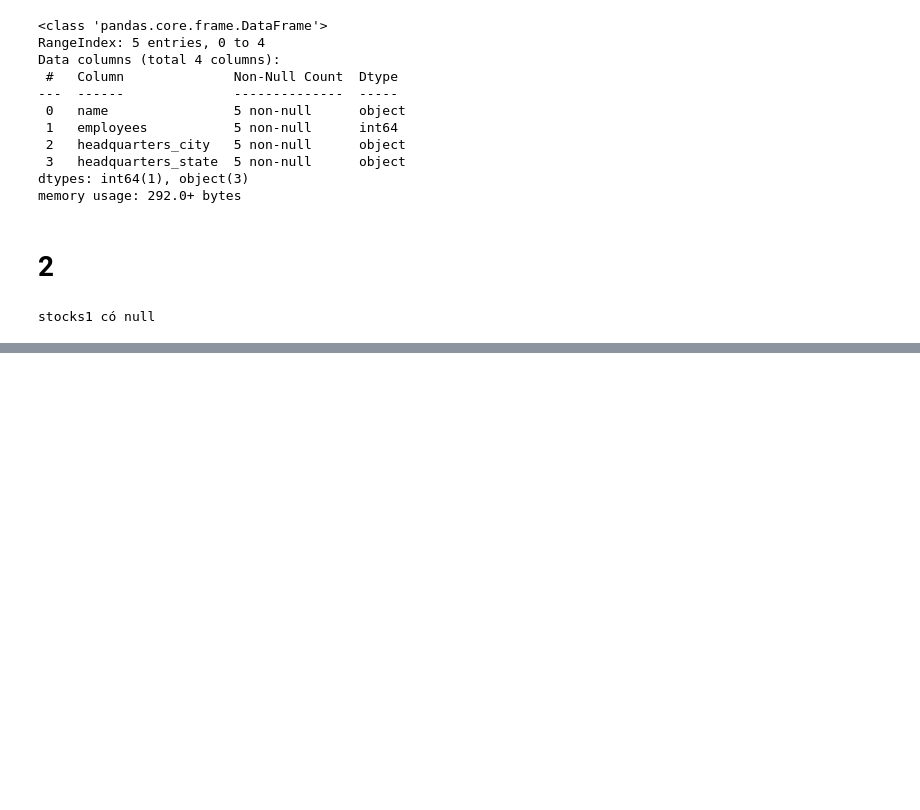
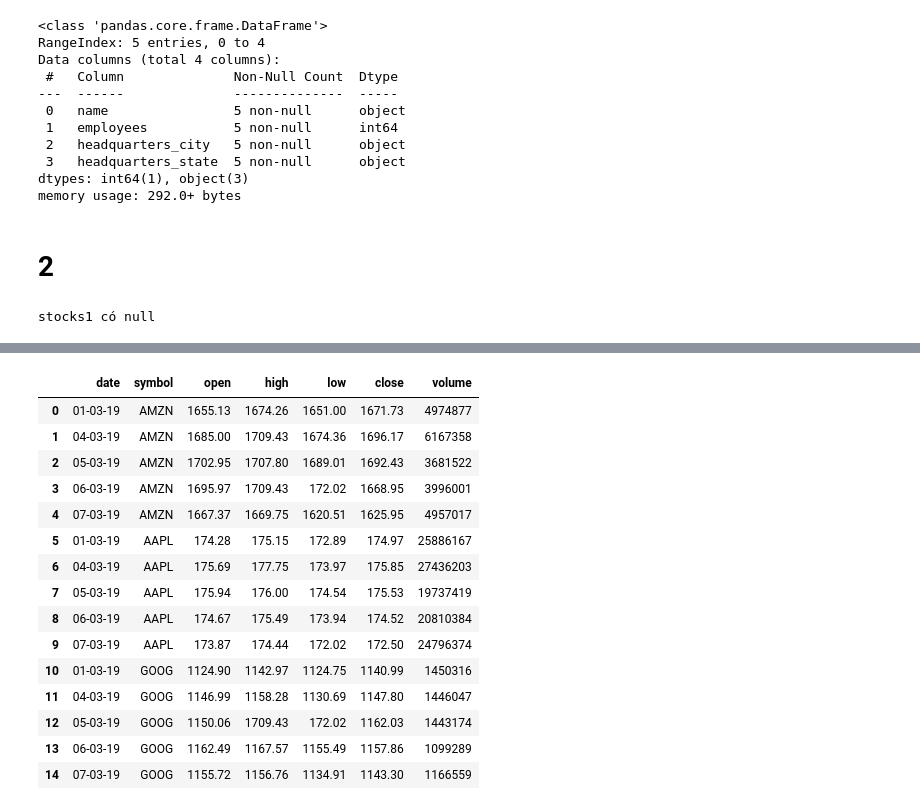
Before and after one commit to 49-Vinh-17A1/STT40_Nguyen_Van_Vinh_23174600020_DHKL17A1HN, a Jupyter notebook: chuong4/bai4.22.ipynb, the cells around one changed output, grey strips where cells are left out. Saved outputs shown, nothing was run; the diff lists cells and outputs as text; code cells hidden in the pictures; blank space fills up the shorter version.

```diff
--- a/chuong4/bai4.22.ipynb
+++ b/chuong4/bai4.22.ipynb
@@ -173,4 +173,4 @@ else:
 # %% [output]
 stocks1 có null
 # %%
-stocks1 = np.where(stocks1.isna(),stocks1['high'].max(),stocks1)
+stocks1['high'].fillna(stocks1['high'].max(), inplace=True)
@@ -176,0 +184,2 @@ stocks1 = np.where(stocks1.isna(),stocks1['high'].max(),stocks1)
+# %%
+stocks1['low'].fillna(stocks1['low'].min(),inplace= True)
@@ -176,0 +193,19 @@ stocks1 = np.where(stocks1.isna(),stocks1['high'].max(),stocks1)
+# %%
+stocks1
+# %% [output]
+|  | date | symbol | open | high | low | close | volume |
+| 0 | 01-03-19 | AMZN | 1655.13 | 1674.26 | 1651.00 | 1671.73 | 4974877 |
+| 1 | 04-03-19 | AMZN | 1685.00 | 1709.43 | 1674.36 | 1696.17 | 6167358 |
+| 2 | 05-03-19 | AMZN | 1702.95 | 1707.80 | 1689.01 | 1692.43 | 3681522 |
+| 3 | 06-03-19 | AMZN | 1695.97 | 1709.43 | 172.02 | 1668.95 | 3996001 |
+| 4 | 07-03-19 | AMZN | 1667.37 | 1669.75 | 1620.51 | 1625.95 | 4957017 |
+| 5 | 01-03-19 | AAPL | 174.28 | 175.15 | 172.89 | 174.97 | 25886167 |
+| 6 | 04-03-19 | AAPL | 175.69 | 177.75 | 173.97 | 175.85 | 27436203 |
+| 7 | 05-03-19 | AAPL | 175.94 | 176.00 | 174.54 | 175.53 | 19737419 |
+| 8 | 06-03-19 | AAPL | 174.67 | 175.49 | 173.94 | 174.52 | 20810384 |
+| 9 | 07-03-19 | AAPL | 173.87 | 174.44 | 172.02 | 172.50 | 24796374 |
+| 10 | 01-03-19 | GOOG | 1124.90 | 1142.97 | 1124.75 | 1140.99 | 1450316 |
+| 11 | 04-03-19 | GOOG | 1146.99 | 1158.28 | 1130.69 | 1147.80 | 1446047 |
+| 12 | 05-03-19 | GOOG | 1150.06 | 1709.43 | 172.02 | 1162.03 | 1443174 |
+| 13 | 06-03-19 | GOOG | 1162.49 | 1167.57 | 1155.49 | 1157.86 | 1099289 |
+| 14 | 07-03-19 | GOOG | 1155.72 | 1156.76 | 1134.91 | 1143.30 | 1166559 |
```
Also changed, not shown: parts of 15 cells of this notebook, 1 other file.
